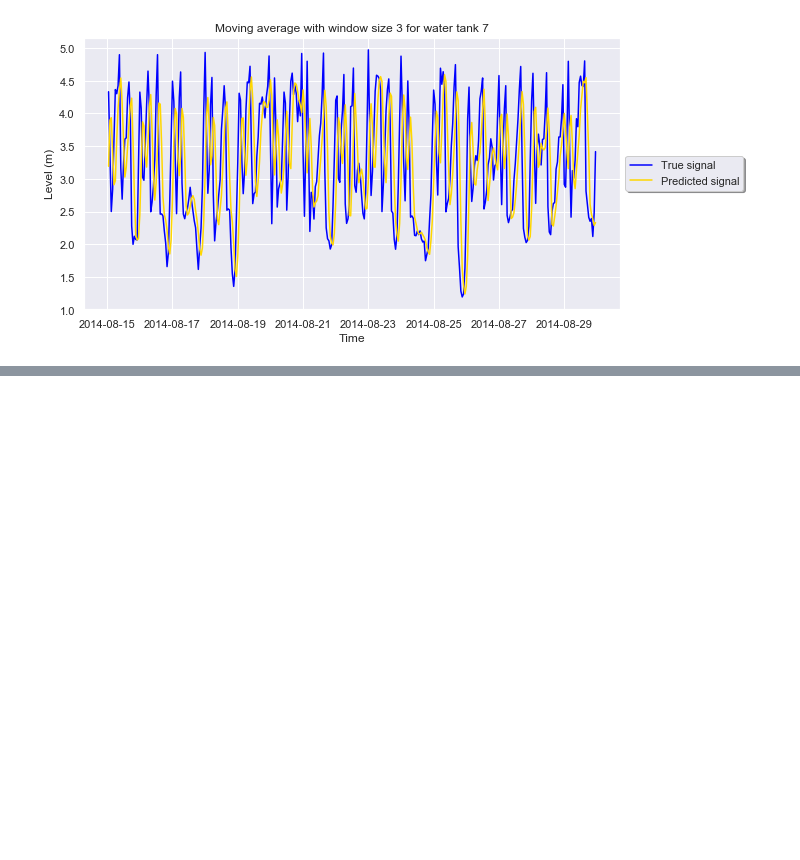
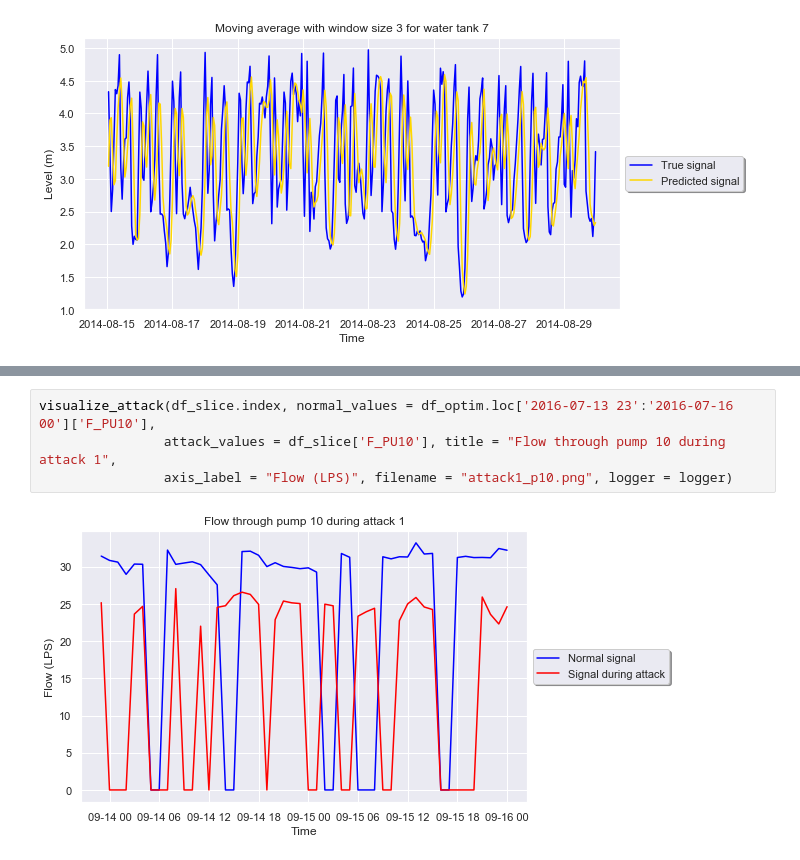
Before and after one commit to simionAndrei/CyberAnomDetect2, a Jupyter notebook: Exploratory Analysis.ipynb, the cells around one changed output, grey strips where cells are left out. Drawn from its saved outputs; the diff is of its cells as text; blank space fills up the shorter version.

```diff
--- a/Exploratory Analysis.ipynb
+++ b/Exploratory Analysis.ipynb
@@ -139,0 +137,6 @@ KeyError: 'L_T7'
+# %%
+visualize_attack(df_slice.index, normal_values = df_optim.loc['2016-07-13 23':'2016-07-16 00']['F_PU10'],
+                attack_values = df_slice['F_PU10'], title = "Flow through pump 10 during attack 1",
+                axis_label = "Flow (LPS)", filename = "attack1_p10.png", logger = logger)
+# %% [output]
+[figure, added]
```
Also changed, not shown: parts of 11 cells of this notebook, 1 other file.
